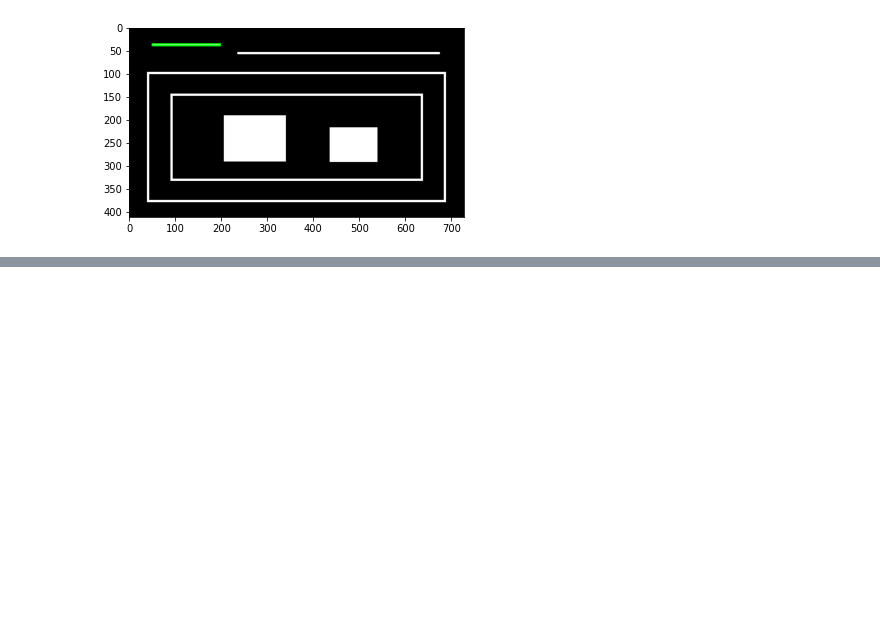
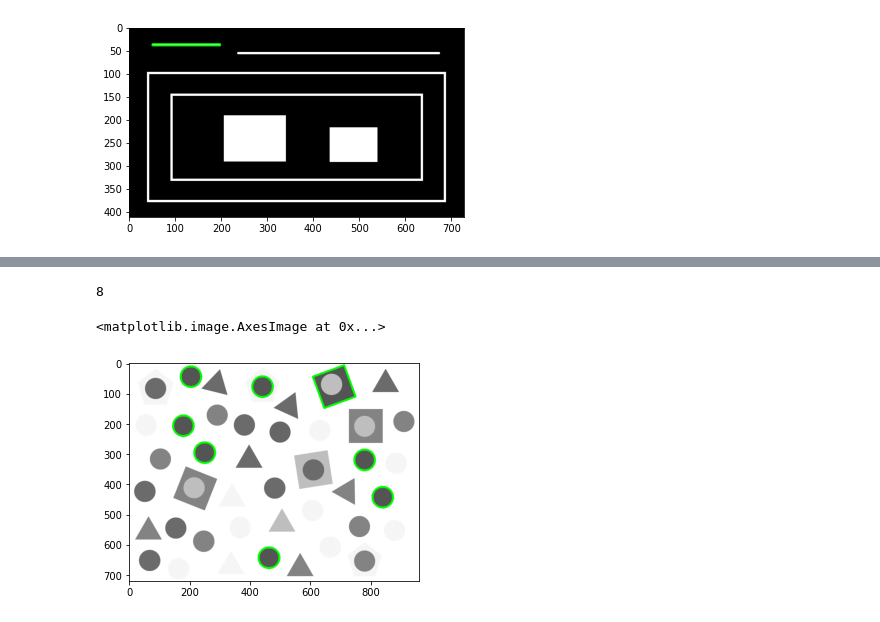
Before and after one commit to JoeyThirawat/RAI2.2, a Jupyter notebook: Wk07_CV_03Mar22.ipynb, the cells around one changed output, grey strips where cells are left out. Saved outputs shown, nothing was run; the diff lists cells and outputs as text; code cells hidden in the pictures; blank space fills up the shorter version.

```diff
--- a/Wk07_CV_03Mar22.ipynb
+++ b/Wk07_CV_03Mar22.ipynb
@@ -66,0 +77,12 @@ plt.imshow(img2)
+# %%
+# EXTERNAL
+img2 = rgb.copy()
+contours, hira = cv2.findContours (bw,cv2. RETR_EXTERNAL, cv2.CHAIN_APPROX_NONE)
+print(len(contours))
+for i in range (len(contours)):
+  cv2. drawContours (img2, contours,i, (0,255,0), thickness = 6)
+plt.imshow(img2)
+# %% [output]
+8
+<matplotlib.image.AxesImage at 0x...>
+[figure, added]
```
Also changed, not shown: parts of 1 cell of this notebook.
